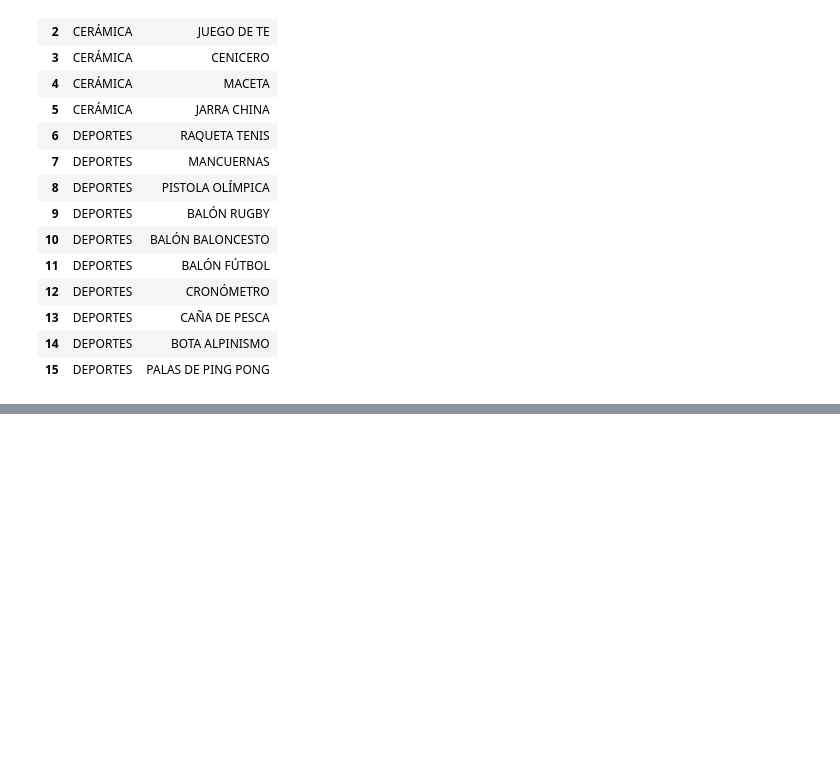
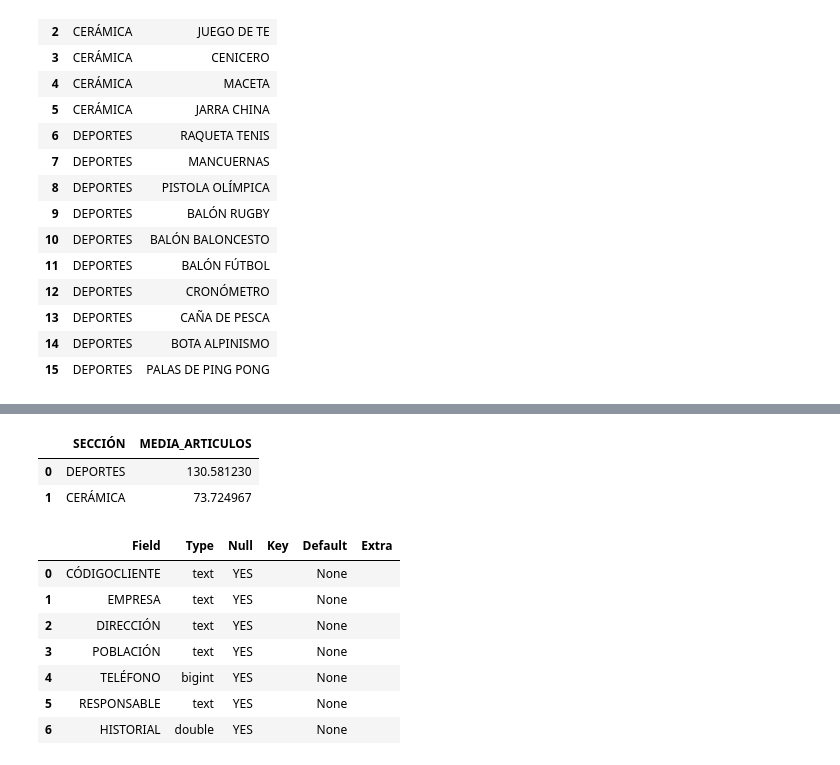
Before and after one commit to preciii7/practica_programacion, a Jupyter notebook: sql/mas_ejercicios_practica.ipynb, the cells around one changed output, grey strips where cells are left out. Drawn from its saved outputs; the diff is of its cells as text; code cells hidden in the pictures; blank space fills up the shorter version.

```diff
--- a/sql/mas_ejercicios_practica.ipynb
+++ b/sql/mas_ejercicios_practica.ipynb
@@ -129,0 +268,7 @@ MYSQL_DB existe?: practica_ejercicios
+# %%
+# porque group by y porque no funciona asc?
+pd.read_sql("SELECT SECCIÓN, AVG(PRECIO) AS MEDIA_ARTICULOS FROM productos GROUP BY SECCIÓN HAVING SECCIÓN = 'CERÁMICA' OR SECCIÓN = 'DEPORTES';",engine)
+# %% [output]
+|  | SECCIÓN | MEDIA_ARTICULOS |
+| 0 | DEPORTES | 130.581230 |
+| 1 | CERÁMICA | 73.724967 |
@@ -129,0 +277,12 @@ MYSQL_DB existe?: practica_ejercicios
+# %%
+#1.
+pd.read_sql("DESCRIBE clientes",engine)
+# %% [output]
+|  | Field | Type | Null | Key | Default | Extra |
+| 0 | CÓDIGOCLIENTE | text | YES |  | None |  |
+| 1 | EMPRESA | text | YES |  | None |  |
+| 2 | DIRECCIÓN | text | YES |  | None |  |
+| 3 | POBLACIÓN | text | YES |  | None |  |
+| 4 | TELÉFONO | bigint | YES |  | None |  |
+| 5 | RESPONSABLE | text | YES |  | None |  |
+| 6 | HISTORIAL | double | YES |  | None |  |
```
Also changed, not shown: parts of 20 cells of this notebook.
